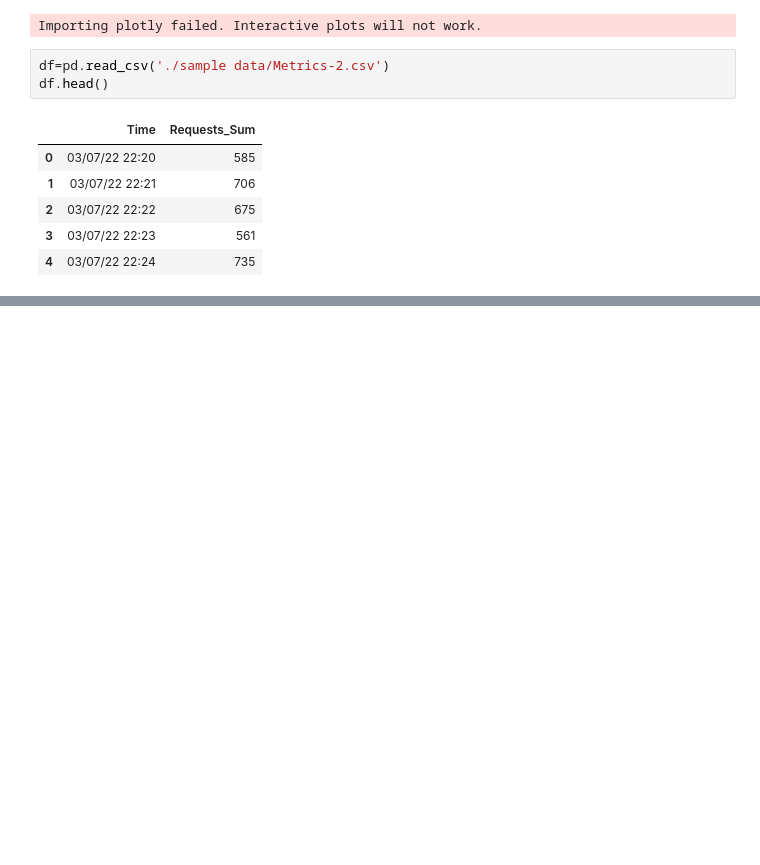
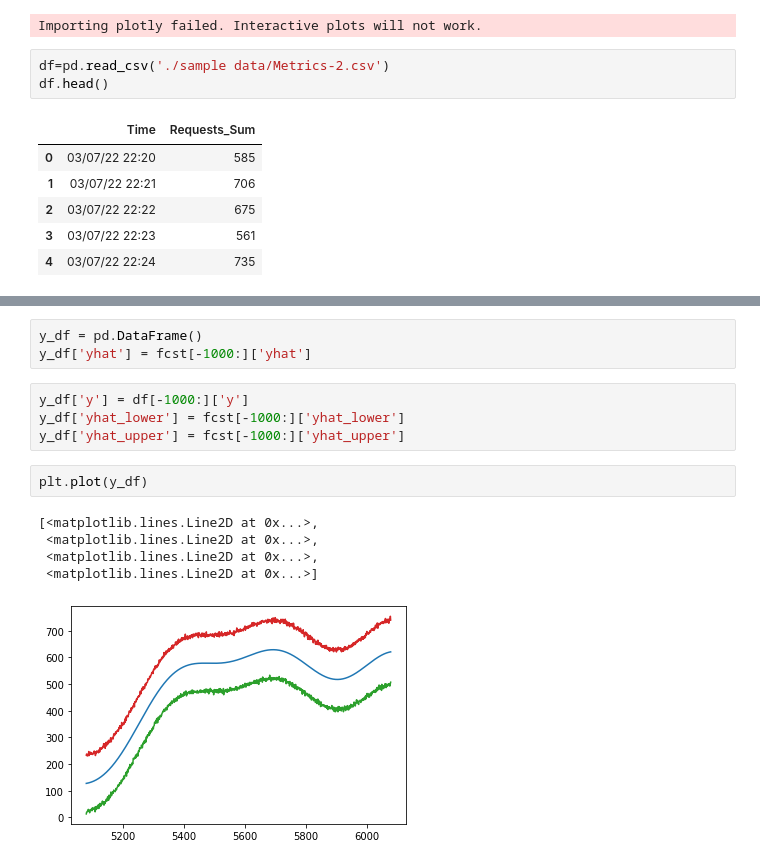
Before and after one commit to xmigrate/xforecast, a Jupyter notebook: forecast_experiments/prophet_exp_02.ipynb, the cells around one changed output, grey strips where cells are left out. Cells and saved outputs as stored; diff of their text form; blank space fills up the shorter version.

```diff
--- a/forecast_experiments/prophet_exp_02.ipynb
+++ b/forecast_experiments/prophet_exp_02.ipynb
@@ -34 +52,16 @@ fig = m.plot(fcst)
+# %%
+y_df = pd.DataFrame()
+y_df['yhat'] = fcst[-1000:]['yhat']
+# %%
+y_df['y'] = df[-1000:]['y']
+y_df['yhat_lower'] = fcst[-1000:]['yhat_lower']
+y_df['yhat_upper'] = fcst[-1000:]['yhat_upper']
+# %%
+plt.plot(y_df)
+# %% [output]
+[<matplotlib.lines.Line2D at 0x...>,
+ <matplotlib.lines.Line2D at 0x...>,
+ <matplotlib.lines.Line2D at 0x...>,
+ <matplotlib.lines.Line2D at 0x...>]
+[figure, added]
 # %%
```
Also changed, not shown: parts of 19 cells of this notebook, 7 other files.
